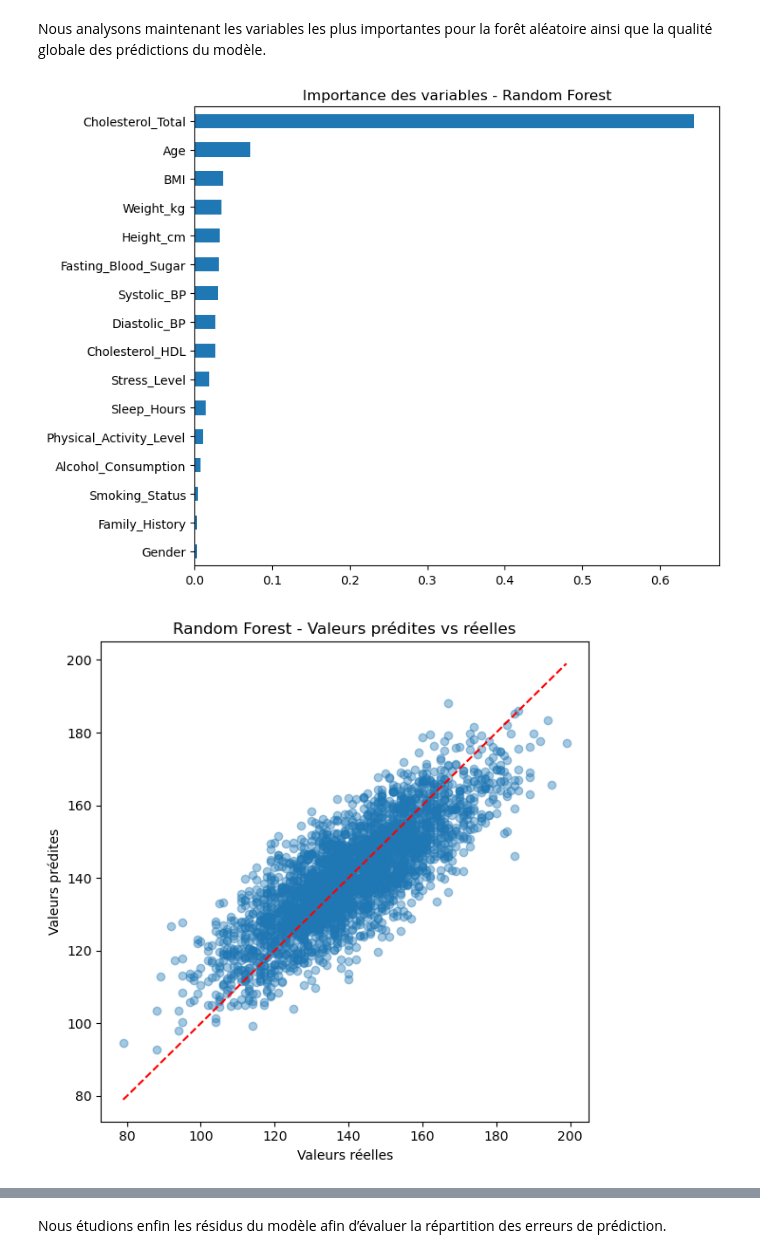
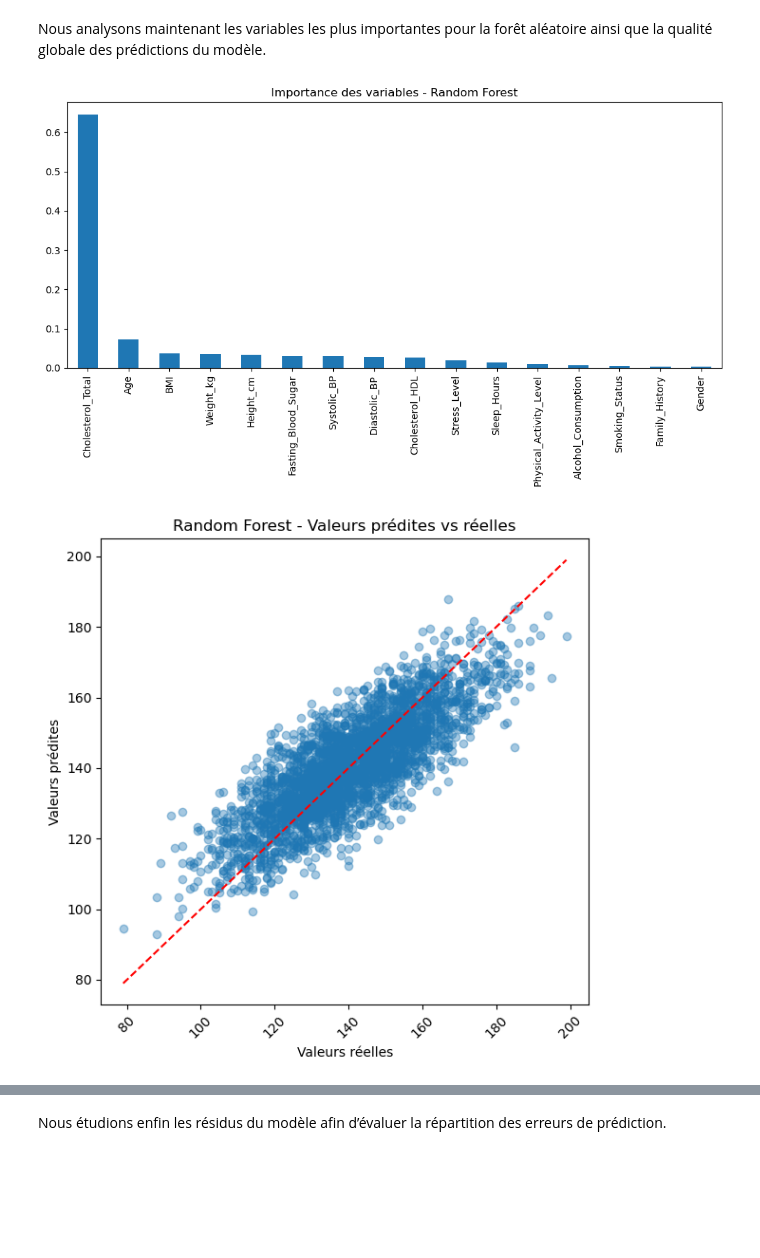
Before and after one commit to AhmedBousbih/Projet-Machine-learning, a Jupyter notebook: Projet_ML_py.ipynb, the cells around one changed output, grey strips where cells are left out. Saved outputs shown, nothing was run; the diff lists cells and outputs as text; code cells hidden in the pictures; blank space fills up the shorter version.

```diff
--- a/Projet_ML_py.ipynb
+++ b/Projet_ML_py.ipynb
@@ -1386,37 +1384,37 @@ Nous analysons maintenant les variables les plus importantes pour la forêt alé
 # Importance des variables
 importance_rf = pd.Series(
     rf_reg.best_estimator_.feature_importances_,
     index=X_train_chol.columns
 )
 
 # Affichage
-importance_rf.sort_values().plot(
-    kind='barh',
-    figsize=(8,6)
+importance_rf.sort_values(ascending=False).plot(
+    kind='bar',
+    figsize=(10,6)
 )
 
 plt.title("Importance des variables - Random Forest")
 plt.tight_layout()
 plt.show()
 
 # Graphique prédictions vs réalité
 plt.figure(figsize=(6,6))
 
 plt.scatter(y_test_chol, y_pred_rf, alpha=0.4)
 
 plt.plot(
     [y_test_chol.min(), y_test_chol.max()],
     [y_test_chol.min(), y_test_chol.max()],
     'r--'
 )
 
 plt.xlabel("Valeurs réelles")
 plt.ylabel("Valeurs prédites")
 plt.title("Random Forest - Valeurs prédites vs réelles")
-
+plt.xticks(rotation=45)
 plt.tight_layout()
 plt.show()
 # %% [output]
-[figure, old version]
+[figure, new version]
-[figure, old version]
+[figure, new version]
 # %% [markdown]
```
Also changed, not shown: parts of 8 cells of this notebook.
